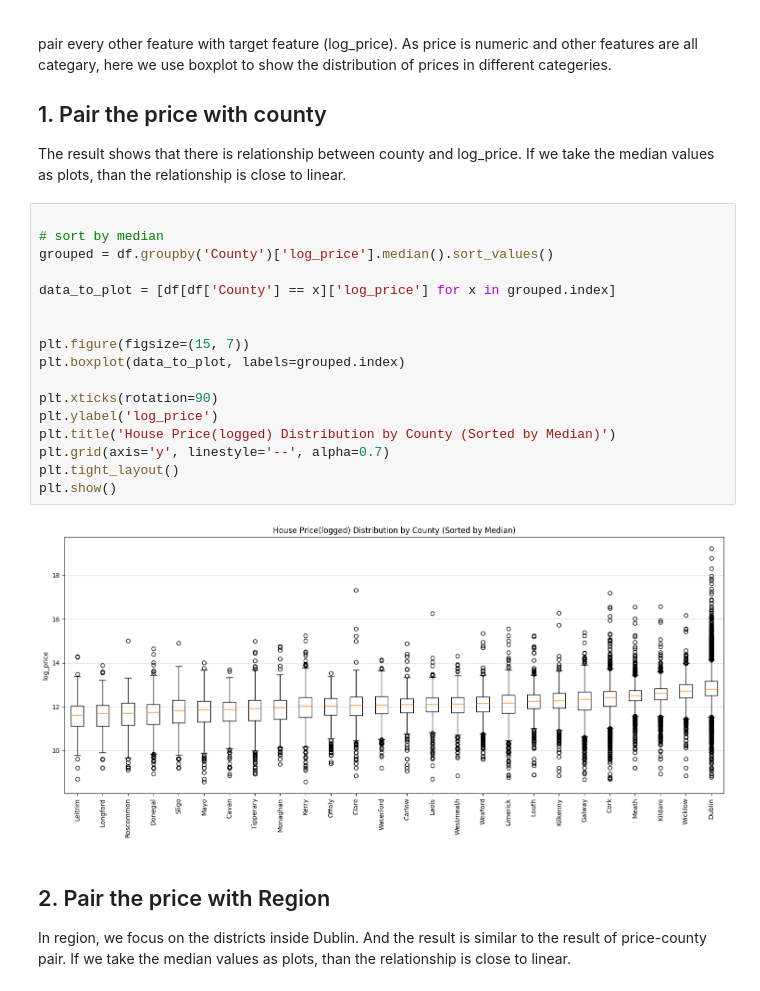
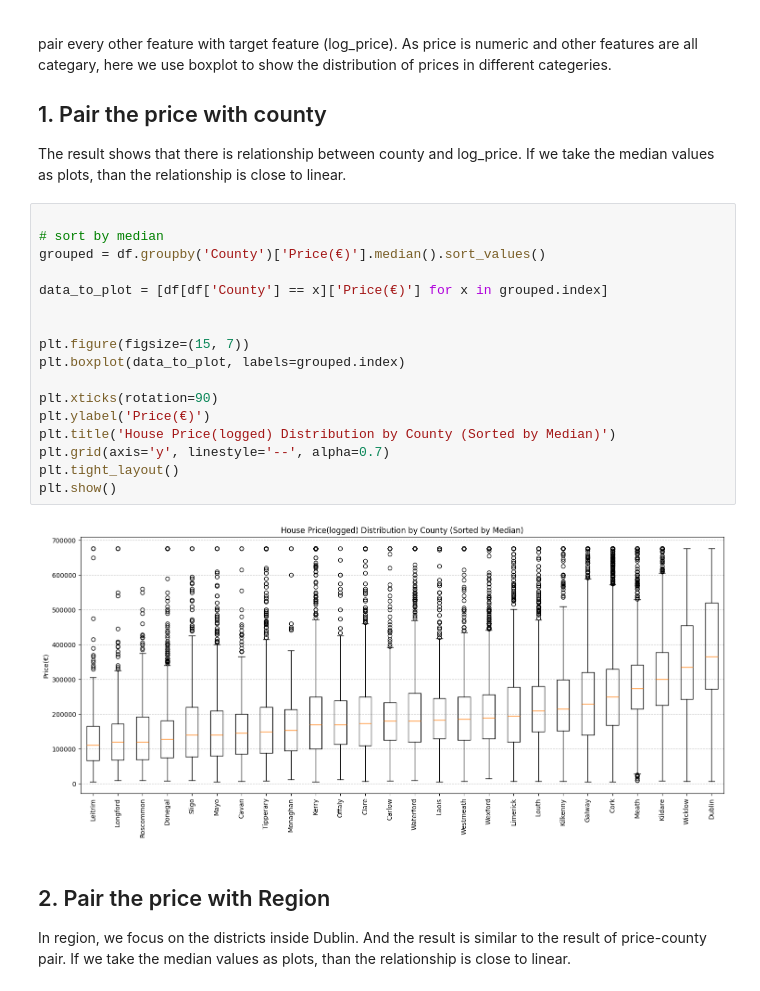
Before and after one commit to wuxiaoli-ucd/Data-Analytics, a Jupyter notebook: feature_paring_and_engineering.ipynb, the cells around one changed output. Cells and saved outputs as stored; diff of their text form.

```diff
--- a/feature_paring_and_engineering.ipynb
+++ b/feature_paring_and_engineering.ipynb
@@ -91,22 +88,22 @@ The result shows that there is relationship between county and log_price. If we
 # %%
 
 # sort by median
-grouped = df.groupby('County')['log_price'].median().sort_values()
+grouped = df.groupby('County')['Price(€)'].median().sort_values()
 
-data_to_plot = [df[df['County'] == x]['log_price'] for x in grouped.index]
+data_to_plot = [df[df['County'] == x]['Price(€)'] for x in grouped.index]
 
 
 plt.figure(figsize=(15, 7))
 plt.boxplot(data_to_plot, labels=grouped.index)
 
 plt.xticks(rotation=90)
-plt.ylabel('log_price')
+plt.ylabel('Price(€)')
 plt.title('House Price(logged) Distribution by County (Sorted by Median)')
 plt.grid(axis='y', linestyle='--', alpha=0.7)
 plt.tight_layout()
 plt.show()
 # %% [output]
-[figure, old version]
+[figure, new version]
 # %% [markdown]
 ## 2. Pair the price with Region
 In region, we focus on the districts inside Dublin. And the result is similar to the result of price-county pair. If we take the median values as plots, than the relationship is close to linear.
```
Also changed, not shown: parts of 28 cells of this notebook, 11 other files.
